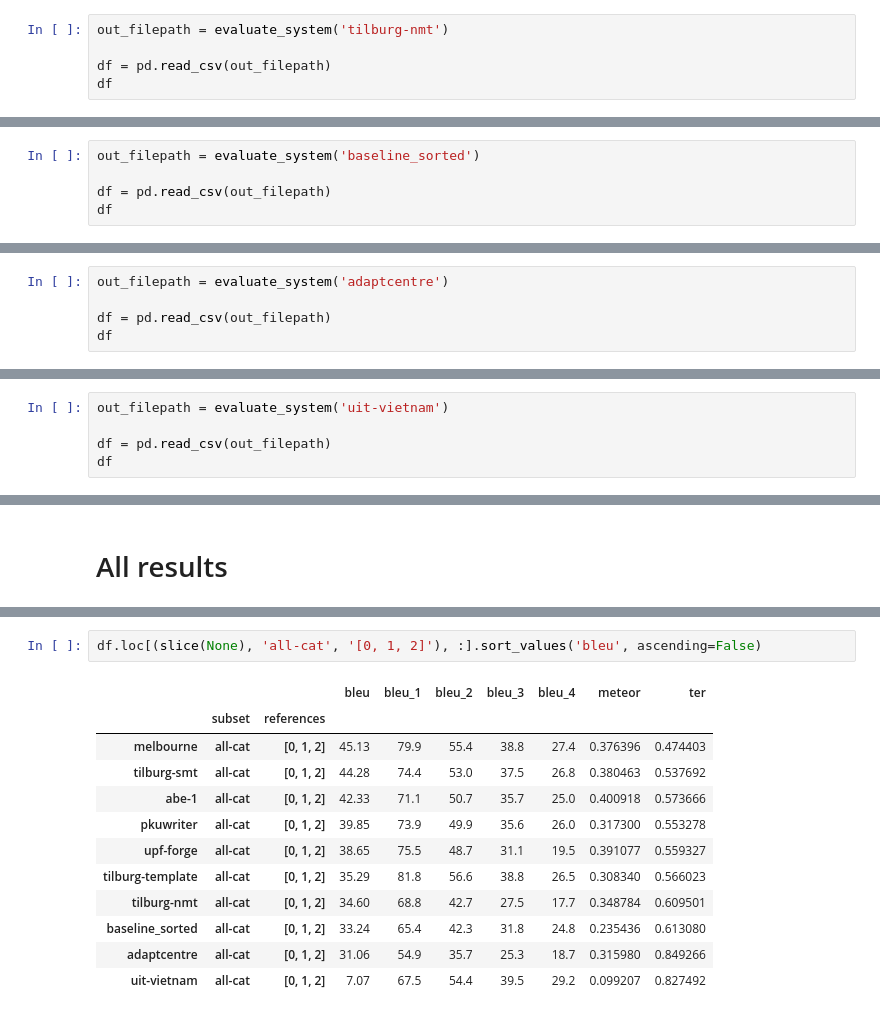
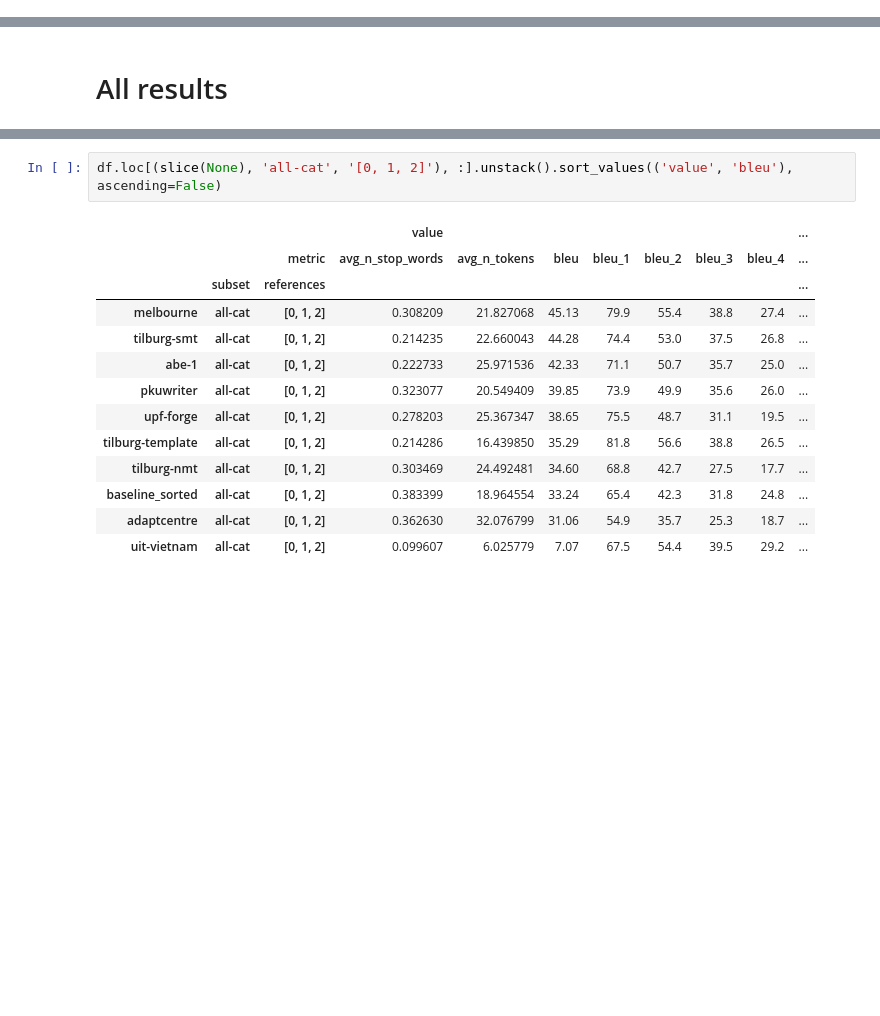
Before and after one commit to abevieiramota/masters, a Jupyter notebook: notebook/00 - Automatic evaluation.ipynb, the cells around one changed output, grey strips where cells are left out. Saved outputs shown, nothing was run; the diff lists cells and outputs as text; blank space fills up the shorter version.

```diff
--- a/notebook/00 - Automatic evaluation.ipynb
+++ b/notebook/00 - Automatic evaluation.ipynb
@@ -203,8 +218,3 @@ rolando maran manages a . c . chievo verona .
 ## Tilb-NMT
 
 <a href="../data/models/tilburg-nmt/report.pdf">report</a>
-# %%
-out_filepath = evaluate_system('tilburg-nmt')
-
-df = pd.read_csv(out_filepath)
-df
@@ -235,8 +249,3 @@ weymouth sands was preceded by a glastonbury romance .
 the manager of a.c. chievo verona is rolando maran .
 # %% [markdown]
 ## Baseline
-# %%
-out_filepath = evaluate_system('baseline_sorted')
-
-df = pd.read_csv(out_filepath)
-df
@@ -269,8 +282,3 @@ the manager of a . c . chievo verona is rolando maran .
 ## Adapt
 
 <a href="../data/models/adaptcentre/WebNLG_system.pdf">report</a>
-# %%
-out_filepath = evaluate_system('adaptcentre')
-
-df = pd.read_csv(out_filepath)
-df
@@ -303,8 +315,3 @@ the manager of a.c . chievo verona is rolando maran .
 ## UIT-VNU
 
 <a href="../data/models/uit-vietnam/Phong-Nguyen-Tran_Dang-Tuan-Nguyen.docx">report</a>
-# %%
-out_filepath = evaluate_system('uit-vietnam')
-
-df = pd.read_csv(out_filepath)
-df
@@ -356,16 +349,17 @@ df.head()
 # %%
-df.loc[(slice(None), 'all-cat', '[0, 1, 2]'), :].sort_values('bleu', ascending=False)
+df.loc[(slice(None), 'all-cat', '[0, 1, 2]'), :].unstack().sort_values(('value', 'bleu'), ascending=False)
 # %% [output]
-|  |  |  | bleu | bleu_1 | bleu_2 | bleu_3 | bleu_4 | meteor | ter |
-|  | subset | references |  |  |  |  |  |  |  |
-| melbourne | all-cat | [0, 1, 2] | 45.13 | 79.9 | 55.4 | 38.8 | 27.4 | 0.376396 | 0.474403 |
-| tilburg-smt | all-cat | [0, 1, 2] | 44.28 | 74.4 | 53.0 | 37.5 | 26.8 | 0.380463 | 0.537692 |
-| abe-1 | all-cat | [0, 1, 2] | 42.33 | 71.1 | 50.7 | 35.7 | 25.0 | 0.400918 | 0.573666 |
-| pkuwriter | all-cat | [0, 1, 2] | 39.85 | 73.9 | 49.9 | 35.6 | 26.0 | 0.317300 | 0.553278 |
-| upf-forge | all-cat | [0, 1, 2] | 38.65 | 75.5 | 48.7 | 31.1 | 19.5 | 0.391077 | 0.559327 |
-| tilburg-template | all-cat | [0, 1, 2] | 35.29 | 81.8 | 56.6 | 38.8 | 26.5 | 0.308340 | 0.566023 |
-| tilburg-nmt | all-cat | [0, 1, 2] | 34.60 | 68.8 | 42.7 | 27.5 | 17.7 | 0.348784 | 0.609501 |
-| baseline_sorted | all-cat | [0, 1, 2] | 33.24 | 65.4 | 42.3 | 31.8 | 24.8 | 0.235436 | 0.613080 |
-| adaptcentre | all-cat | [0, 1, 2] | 31.06 | 54.9 | 35.7 | 25.3 | 18.7 | 0.315980 | 0.849266 |
-| uit-vietnam | all-cat | [0, 1, 2] | 7.07 | 67.5 | 54.4 | 39.5 | 29.2 | 0.099207 | 0.827492 |
+|  |  |  | value |  |  |  |  |  |  | ... |
+|  |  | metric | avg_n_stop_words | avg_n_tokens | bleu | bleu_1 | bleu_2 | bleu_3 | bleu_4 | ... |
+|  | subset | references |  |  |  |  |  |  |  | ... |
+| melbourne | all-cat | [0, 1, 2] | 0.308209 | 21.827068 | 45.13 | 79.9 | 55.4 | 38.8 | 27.4 | ... |
+| tilburg-smt | all-cat | [0, 1, 2] | 0.214235 | 22.660043 | 44.28 | 74.4 | 53.0 | 37.5 | 26.8 | ... |
+| abe-1 | all-cat | [0, 1, 2] | 0.222733 | 25.971536 | 42.33 | 71.1 | 50.7 | 35.7 | 25.0 | ... |
+| pkuwriter | all-cat | [0, 1, 2] | 0.323077 | 20.549409 | 39.85 | 73.9 | 49.9 | 35.6 | 26.0 | ... |
+| upf-forge | all-cat | [0, 1, 2] | 0.278203 | 25.367347 | 38.65 | 75.5 | 48.7 | 31.1 | 19.5 | ... |
+| tilburg-template | all-cat | [0, 1, 2] | 0.214286 | 16.439850 | 35.29 | 81.8 | 56.6 | 38.8 | 26.5 | ... |
+| tilburg-nmt | all-cat | [0, 1, 2] | 0.303469 | 24.492481 | 34.60 | 68.8 | 42.7 | 27.5 | 17.7 | ... |
+| baseline_sorted | all-cat | [0, 1, 2] | 0.383399 | 18.964554 | 33.24 | 65.4 | 42.3 | 31.8 | 24.8 | ... |
+| adaptcentre | all-cat | [0, 1, 2] | 0.362630 | 32.076799 | 31.06 | 54.9 | 35.7 | 25.3 | 18.7 | ... |
+| uit-vietnam | all-cat | [0, 1, 2] | 0.099607 | 6.025779 | 7.07 | 67.5 | 54.4 | 39.5 | 29.2 | ... |
 # %%
```
Also changed, not shown: parts of 25 cells of this notebook, 11 other files.
